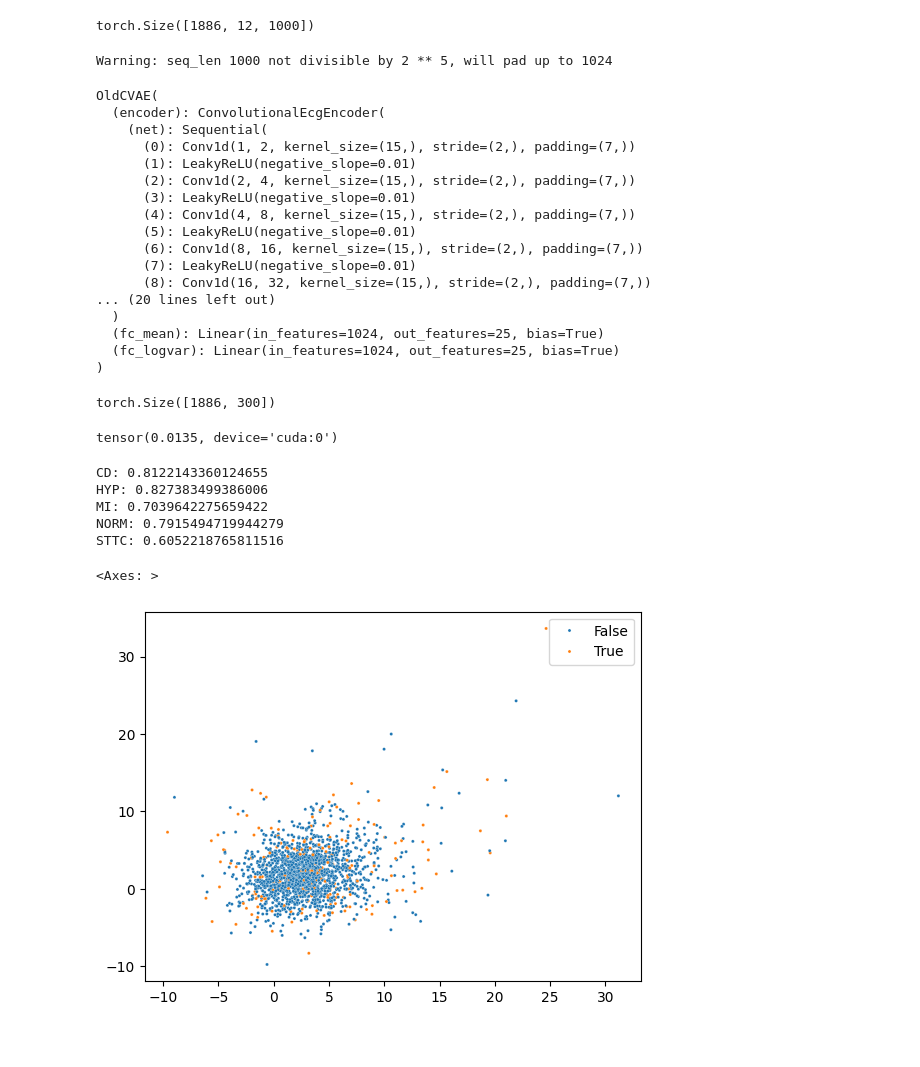
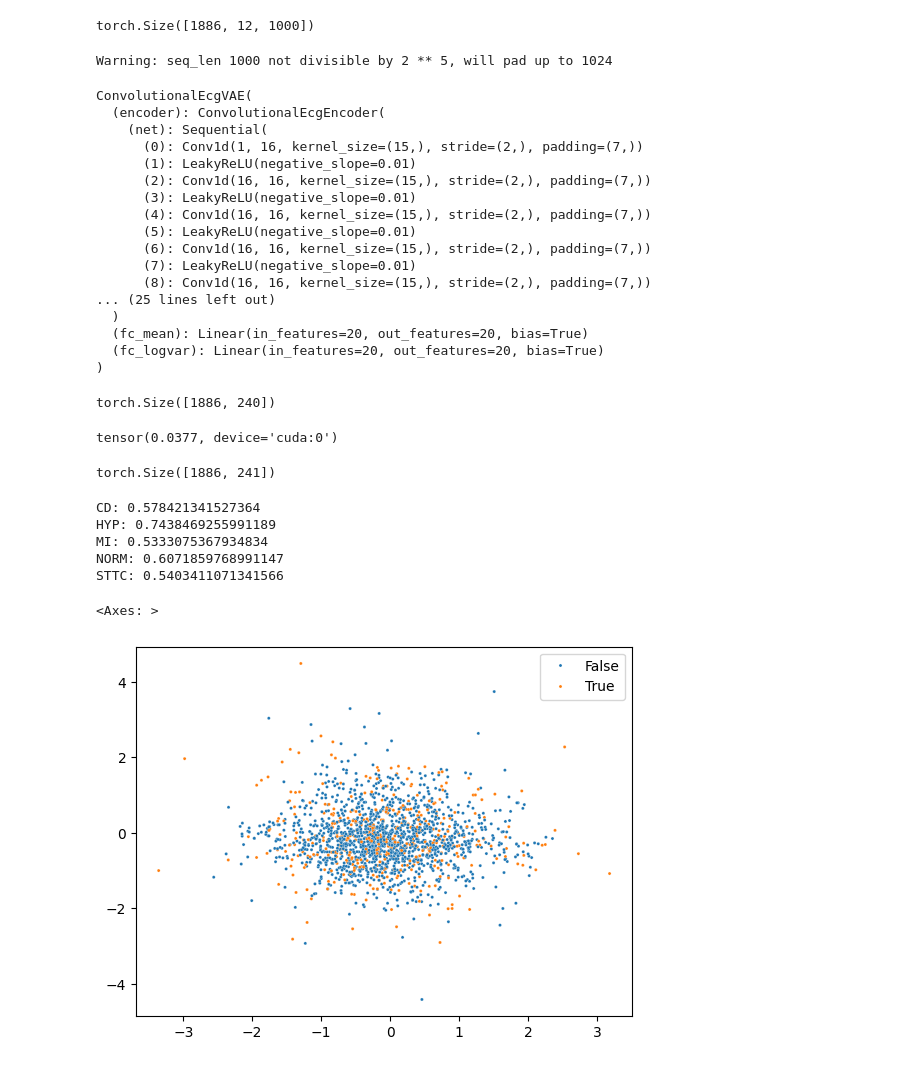
Before and after one commit to isears/single-channel-wfae, a Jupyter notebook: sandbox.ipynb, the cells around one changed output. Cells and saved outputs as stored; diff of their text form; code cells hidden in the pictures.

Commit message:
add save / load functionality

```diff
--- a/sandbox.ipynb
+++ b/sandbox.ipynb
@@ -17,38 +17,27 @@ sig.shape
 # %% [output]
 torch.Size([1886, 12, 1000])
 # %%
-
-m = ConvolutionalEcgVAE(
-        ConvolutionalEcgEncoderDecoderSharedParams(
-            seq_len=1000,
-            kernel_size=15,
-            conv_depth=5,
-            latent_dim=25,
-            n_filters=16
-        )
-    ).to("cuda")
-# m.load_state_dict(torch.load('cache/archivedmodels/ecgvae_f8l64.pt', weights_only=True))
-m.load_state_dict(torch.load('cache/savedmodels/ecgvae.pt', weights_only=True))
+m = ConvolutionalEcgVAE.load('cache/savedmodels/ecgvae.pt').to('cuda')
 m.eval()
 m
 # %% [output]
 Warning: seq_len 1000 not divisible by 2 ** 5, will pad up to 1024
-OldCVAE(
+ConvolutionalEcgVAE(
   (encoder): ConvolutionalEcgEncoder(
     (net): Sequential(
-      (0): Conv1d(1, 2, kernel_size=(15,), stride=(2,), padding=(7,))
+      (0): Conv1d(1, 16, kernel_size=(15,), stride=(2,), padding=(7,))
       (1): LeakyReLU(negative_slope=0.01)
-      (2): Conv1d(2, 4, kernel_size=(15,), stride=(2,), padding=(7,))
+      (2): Conv1d(16, 16, kernel_size=(15,), stride=(2,), padding=(7,))
       (3): LeakyReLU(negative_slope=0.01)
-      (4): Conv1d(4, 8, kernel_size=(15,), stride=(2,), padding=(7,))
+      (4): Conv1d(16, 16, kernel_size=(15,), stride=(2,), padding=(7,))
       (5): LeakyReLU(negative_slope=0.01)
-      (6): Conv1d(8, 16, kernel_size=(15,), stride=(2,), padding=(7,))
+      (6): Conv1d(16, 16, kernel_size=(15,), stride=(2,), padding=(7,))
       (7): LeakyReLU(negative_slope=0.01)
-      (8): Conv1d(16, 32, kernel_size=(15,), stride=(2,), padding=(7,))
-... (20 lines left out)
+      (8): Conv1d(16, 16, kernel_size=(15,), stride=(2,), padding=(7,))
+... (25 lines left out)
   )
-  (fc_mean): Linear(in_features=1024, out_features=25, bias=True)
-  (fc_logvar): Linear(in_features=1024, out_features=25, bias=True)
+  (fc_mean): Linear(in_features=20, out_features=20, bias=True)
+  (fc_logvar): Linear(in_features=20, out_features=20, bias=True)
 )
 # %%
 n, channels, sig_len = sig.shape
@@ -59,7 +48,7 @@ with torch.no_grad():
 encodings = encodings.view(n, channels * m.architecture_params.latent_dim)
 encodings.shape
 # %% [output]
-torch.Size([1886, 300])
+torch.Size([1886, 240])
 # %%
 
 from torch.nn.functional import mse_loss
@@ -69,7 +58,16 @@ with torch.no_grad():
 
 mse_loss(reconstructions, sig.view(n*channels, sig_len).unsqueeze(1).to('cuda'), reduction='mean')
 # %% [output]
-tensor(0.0135, device='cuda:0')
+tensor(0.0377, device='cuda:0')
+# %%
+# Add mse loss as another feature
+losses = mse_loss(reconstructions, sig.view(n*channels, sig_len).unsqueeze(1).to('cuda'), reduction='none').mean(axis=-1)
+avg_losses = losses.view(n, channels).mean(axis=-1)
+
+encodings_with_losses = torch.cat([encodings, avg_losses.unsqueeze(-1)], axis=1)
+encodings_with_losses.shape
+# %% [output]
+torch.Size([1886, 241])
 # %%
 from sklearn.ensemble import RandomForestClassifier
 from sklearn.model_selection import cross_val_score
@@ -77,24 +75,24 @@ from sklearn.model_selection import cross_val_score
 for label_name, y in labels.items():
     if y.sum() > 10:
         clf = RandomForestClassifier(n_jobs=-1)
-        scores = cross_val_score(clf, encodings.detach().cpu().numpy(), y.detach().cpu().numpy(), cv=5, scoring='roc_auc')
+        scores = cross_val_score(clf, encodings_with_losses.detach().cpu().numpy(), y.detach().cpu().numpy(), cv=5, scoring='roc_auc')
         print(f"{label_name}: {scores.mean()}")
     else:
         print(f"Insufficient positive examples: {label_name}")
 # %% [output]
-CD: 0.8122143360124655
-HYP: 0.827383499386006
-MI: 0.7039642275659422
-NORM: 0.7915494719944279
-STTC: 0.6052218765811516
+CD: 0.578421341527364
+HYP: 0.7438469255991189
+MI: 0.5333075367934834
+NORM: 0.6071859768991147
+STTC: 0.5403411071341566
 # %%
 import seaborn as sns
+# TODO: high dimensionality visulaizations
+LOI = 'CD'
 
-LOI = 'HYP'
-
-lead1 = encodings.view(n, channels, LATENT_DIM)[:,0,:]
+lead1 = encodings.view(n, channels, m.architecture_params.latent_dim)[:,0,:]
 lead1.shape
 sns.scatterplot(x=lead1[:, 0].detach().cpu().numpy(), y=lead1[:, 1].detach().cpu().numpy(), hue=labels[LOI].detach().cpu().numpy(), s=5)
 # %% [output]
 <Axes: >
-[figure, old version]
+[figure, new version]
```
Also changed, not shown: parts of 1 cell of this notebook, 2 other files.
